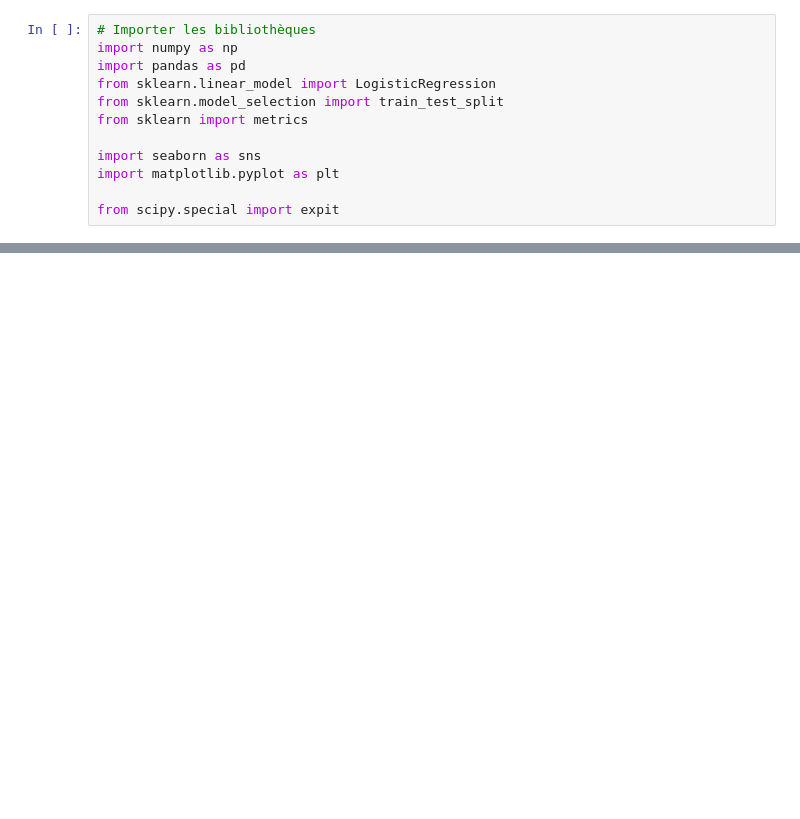
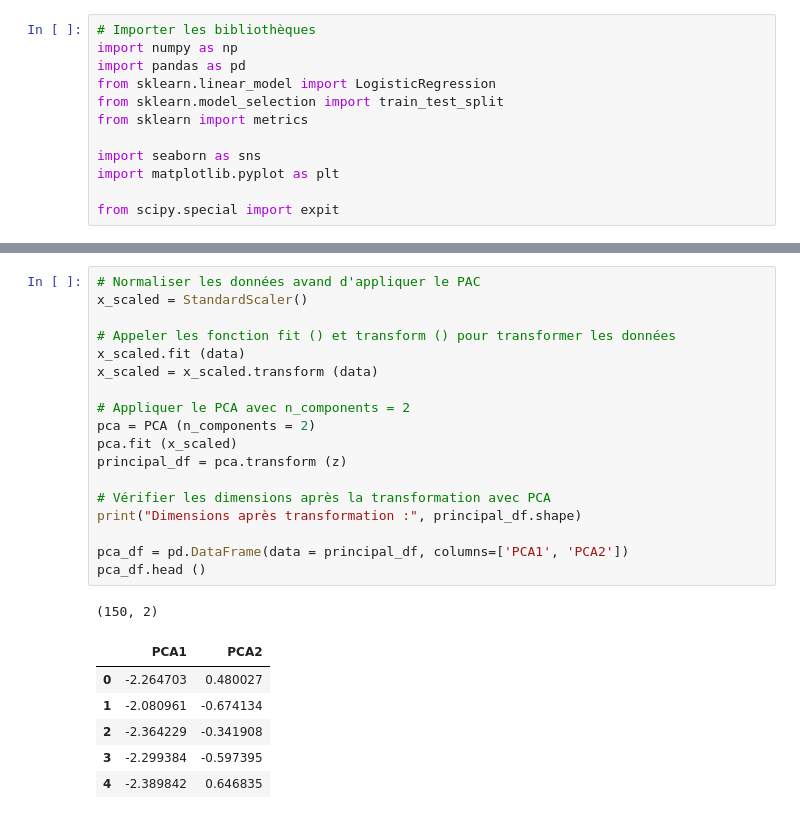
Before and after one commit to hmoustaphaousmane/ml_trainsgd_linregr, a Jupyter notebook: notebook.ipynb, the cells around one changed output, grey strips where cells are left out. Cells and saved outputs as stored; diff of their text form; blank space fills up the shorter version.

```diff
--- a/notebook.ipynb
+++ b/notebook.ipynb
@@ -212,0 +198,26 @@ plt.savefig('confusion_matrix.png')
+# %%
+# Normaliser les données avand d'appliquer le PAC
+x_scaled = StandardScaler()
+
+# Appeler les fonction fit () et transform () pour transformer les données
+x_scaled.fit (data)
+x_scaled = x_scaled.transform (data)
+
+# Appliquer le PCA avec n_components = 2
+pca = PCA (n_components = 2)
+pca.fit (x_scaled)
+principal_df = pca.transform (z)
+
+# Vérifier les dimensions après la transformation avec PCA
+print("Dimensions après transformation :", principal_df.shape)
+
+pca_df = pd.DataFrame(data = principal_df, columns=['PCA1', 'PCA2'])
+pca_df.head ()
+# %% [output]
+(150, 2)
+|  | PCA1 | PCA2 |
+| 0 | -2.264703 | 0.480027 |
+| 1 | -2.080961 | -0.674134 |
+| 2 | -2.364229 | -0.341908 |
+| 3 | -2.299384 | -0.597395 |
+| 4 | -2.389842 | 0.646835 |
```
Also changed, not shown: parts of 29 cells of this notebook, 1 other file.
